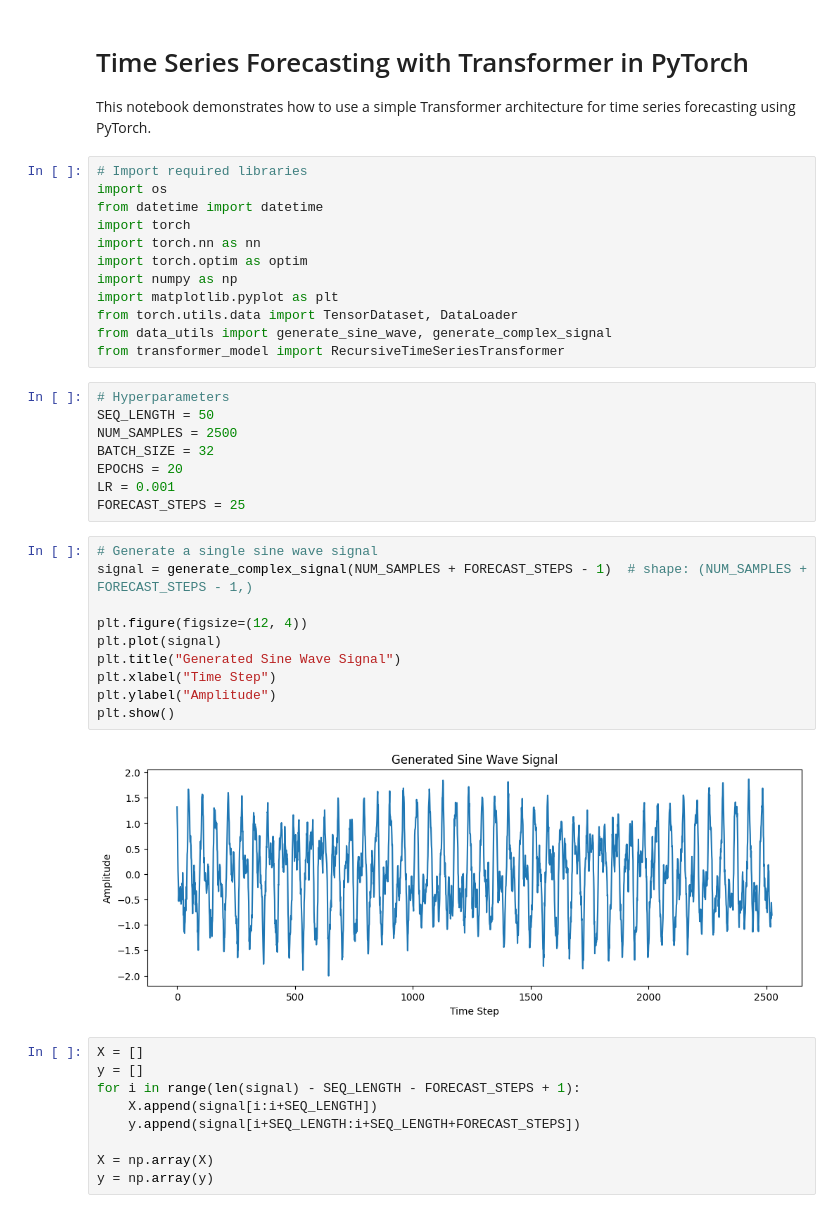
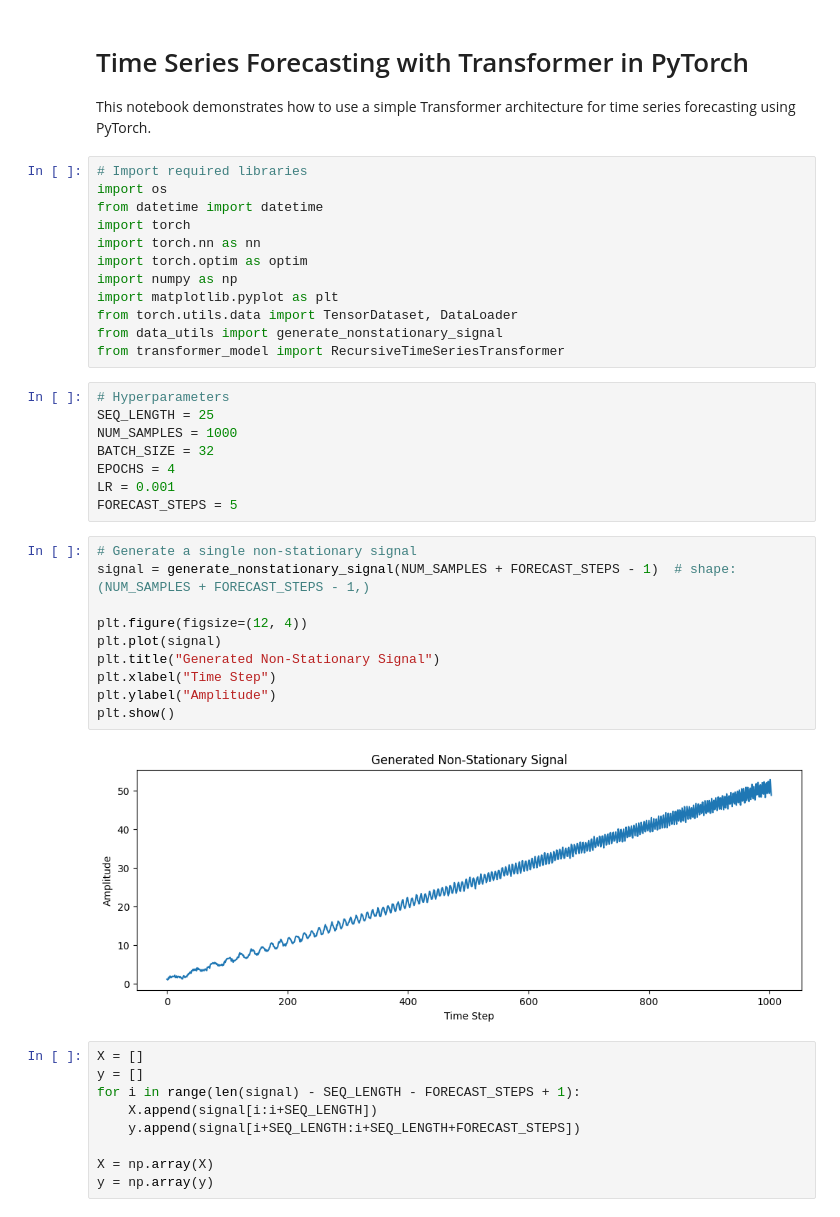
Before and after one commit to Tom-Laurent-TL/time_series_forecasting, a Jupyter notebook: 3_relative_recursive_forecasting/main.ipynb, the cells around one changed output. Saved outputs shown, nothing was run; the diff lists cells and outputs as text.

```diff
--- a/3_relative_recursive_forecasting/main.ipynb
+++ b/3_relative_recursive_forecasting/main.ipynb
@@ -11,28 +11,28 @@ import torch.optim as optim
 import numpy as np
 import matplotlib.pyplot as plt
 from torch.utils.data import TensorDataset, DataLoader
-from data_utils import generate_sine_wave, generate_complex_signal
+from data_utils import generate_nonstationary_signal
 from transformer_model import RecursiveTimeSeriesTransformer
 # %%
 # Hyperparameters
-SEQ_LENGTH = 50
-NUM_SAMPLES = 2500
+SEQ_LENGTH = 25
+NUM_SAMPLES = 1000
 BATCH_SIZE = 32
-EPOCHS = 20
+EPOCHS = 4
 LR = 0.001
-FORECAST_STEPS = 25
+FORECAST_STEPS = 5
 # %%
-# Generate a single sine wave signal
-signal = generate_complex_signal(NUM_SAMPLES + FORECAST_STEPS - 1)  # shape: (NUM_SAMPLES + FORECAST_STEPS - 1,)
+# Generate a single non-stationary signal
+signal = generate_nonstationary_signal(NUM_SAMPLES + FORECAST_STEPS - 1)  # shape: (NUM_SAMPLES + FORECAST_STEPS - 1,)
 
 plt.figure(figsize=(12, 4))
 plt.plot(signal)
-plt.title("Generated Sine Wave Signal")
+plt.title("Generated Non-Stationary Signal")
 plt.xlabel("Time Step")
 plt.ylabel("Amplitude")
 plt.show()
 # %% [output]
-[figure, old version]
+[figure, new version]
 # %%
 X = []
 y = []
```
Also changed, not shown: parts of 11 cells of this notebook, 5 other files.
